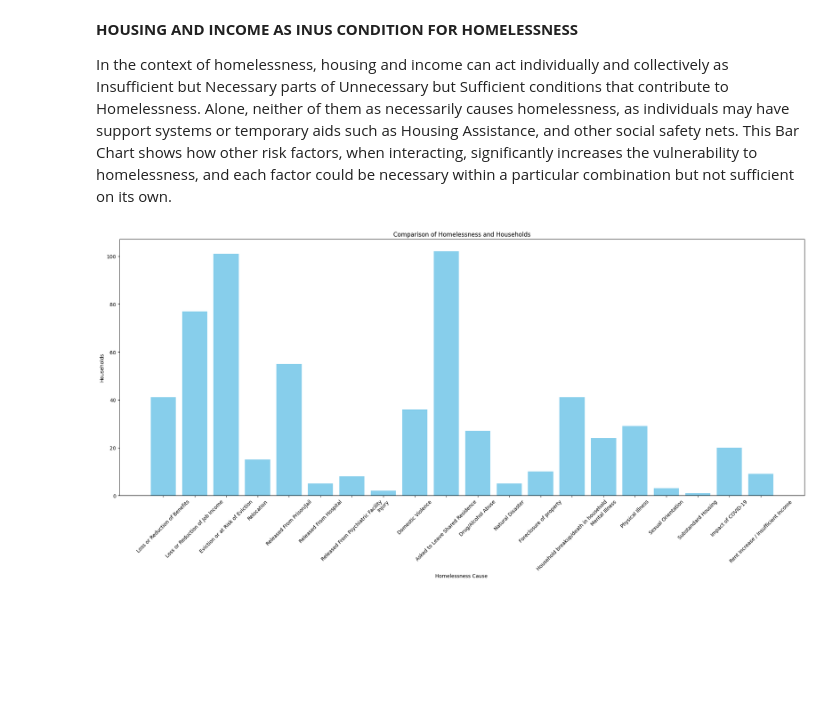
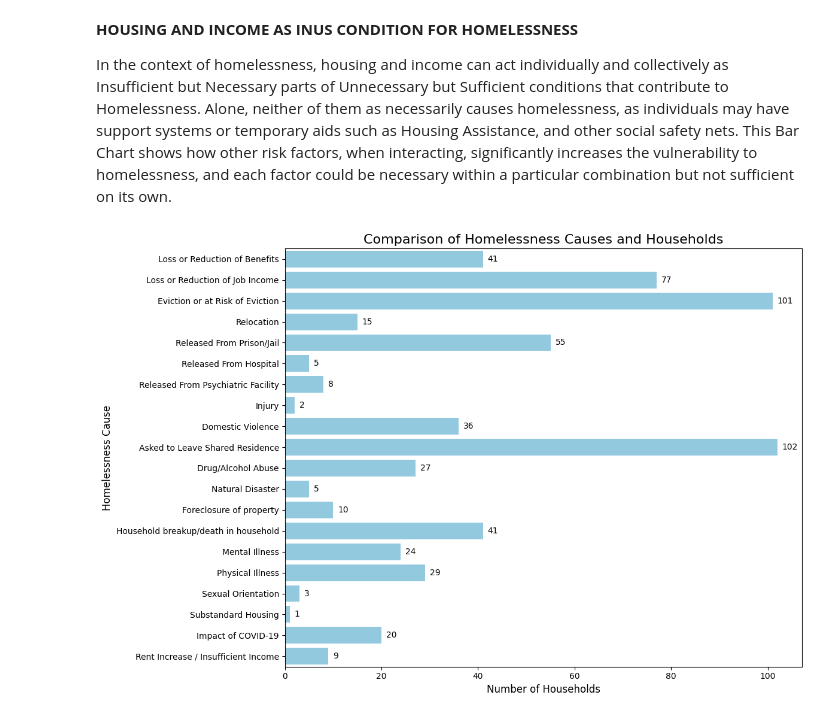
Before and after one commit to Funmiadebajo/GIS, a Jupyter notebook: PS4.ipynb, the cells around one changed output. Drawn from its saved outputs; the diff is of its cells as text; code cells hidden in the pictures; blank space fills up the shorter version.

```diff
--- a/PS4.ipynb
+++ b/PS4.ipynb
@@ -809,28 +817,34 @@ In the context of homelessness, housing and income can act individually and coll
 # %%
 import seaborn as sns
 import pandas as pd
 import matplotlib.pyplot as plt
 
 # Read the data from the provided URL
 url = 'https://github.com/Funmiadebajo/GIS/raw/refs/heads/main/inus%20condition1.xlsx'
 data = pd.read_excel(url)
 
-# Display the first few rows to understand the data structure
-#print(data.head())
-# Plot a bar chart
+# Set up the figure size
+plt.figure(figsize=(12, 8))
 
-plt.figure(figsize=(20,10))
-plt.bar(data['Homelessness Cause '], data['Households'], color='skyblue')
+# Create a horizontal bar chart using Seaborn
+sns.barplot(
+    data=data,
+    y='Homelessness Cause ',  # Causes on the Y-axis for better label alignment
+    x='Households',
+    color='skyblue'
+)
 
+# Add labels for each bar
+for index, value in enumerate(data['Households']):
+    plt.text(value + 1, index, f'{value}', va='center')  # Annotate each bar
 
-#data[['Homelessness Cause ', 'Households']].plot(kind='bar', width=0.8)
-plt.title('Comparison of Homelessness and Households')
-plt.xlabel('Homelessness Cause ')
-plt.ylabel('Households')
-plt.xticks(rotation=45)
+# Customize the chart
+plt.title('Comparison of Homelessness Causes and Households', fontsize=16)
+plt.xlabel('Number of Households', fontsize=12)
+plt.ylabel('Homelessness Cause', fontsize=12)
 plt.tight_layout()
+
+# Show the plot
 plt.show();
-
-#aok needs to be labelled better these labels dont point well to bars
 # %% [output]
-[figure, old version]
+[figure, new version]
```
Also changed, not shown: parts of 17 cells of this notebook.
